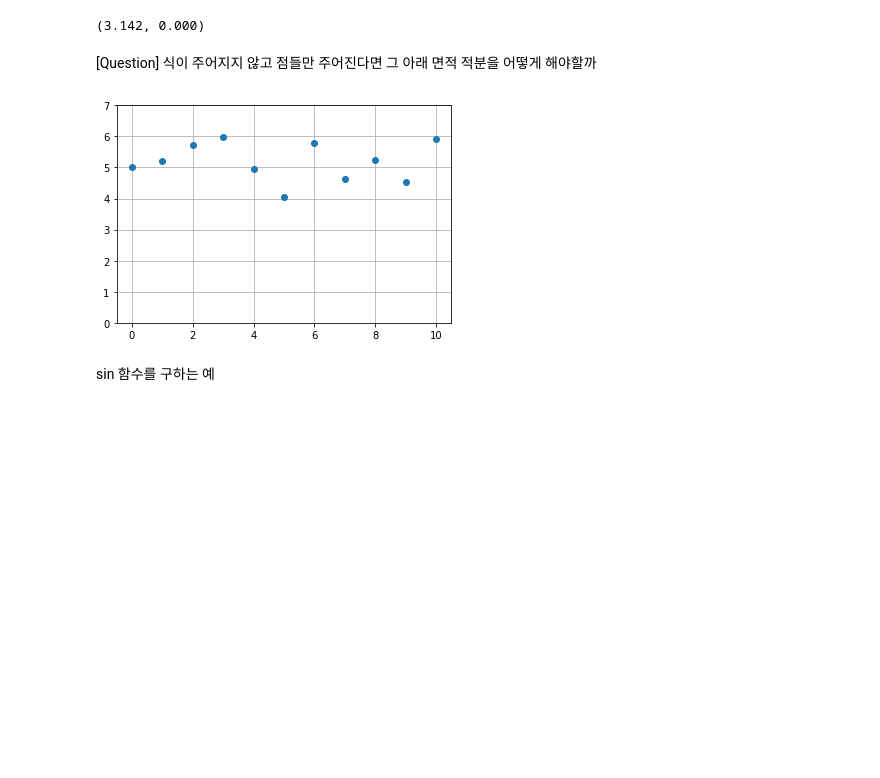
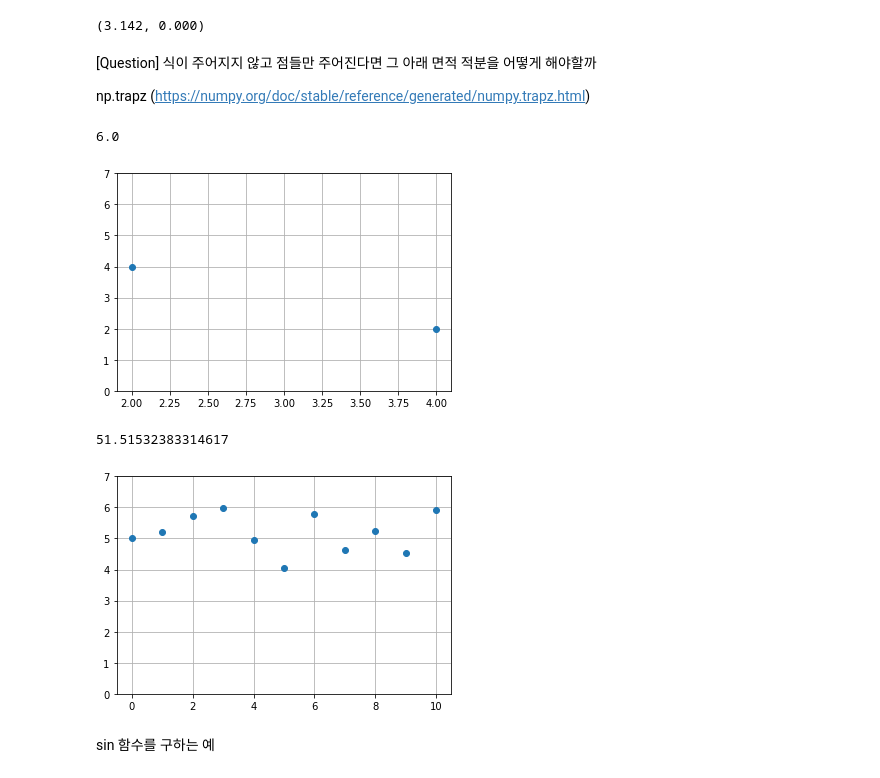
Before and after one commit to MMM-Sci/python_prac, a Jupyter notebook: CH5_Numpy.ipynb, the cells around one changed output. Cells and saved outputs as stored; diff of their text form; code cells hidden in the pictures; blank space fills up the shorter version.

```diff
--- a/CH5_Numpy.ipynb
+++ b/CH5_Numpy.ipynb
@@ -735,3 +735,5 @@ integrate.quad(lambda x: 4/(1+x**2), 0, 1)
 (3.142, 0.000)
 # %% [markdown]
 [Question] 식이 주어지지 않고 점들만 주어진다면 그 아래 면적 적분을 어떻게 해야할까
+
+np.trapz (https://numpy.org/doc/stable/reference/generated/numpy.trapz.html)
@@ -740,10 +740,24 @@ integrate.quad(lambda x: 4/(1+x**2), 0, 1)
+# %%
+x = [2, 4]
+y = [4, 2]
+plt.plot(x, y, 'o')
+plt.ylim(0, 7)
+plt.grid(True)
+
+print(np.trapz(y = y, x = x))
+# %% [output]
+6.0
+[figure, added]
 # %%
 x = np.linspace(0, 10, num = 11, endpoint = True)
 y = np.sin(x**2/5.0) + 5
 plt.plot(x, y, 'o')
 plt.ylim(0, 7)
 plt.grid(True)
+
+print(np.trapz(y = y, x = x))
 # %% [output]
+51.51532383314617
 [figure]
 # %% [markdown]
 sin 함수를 구하는 예
```
Also changed, not shown: parts of 4 cells of this notebook.
